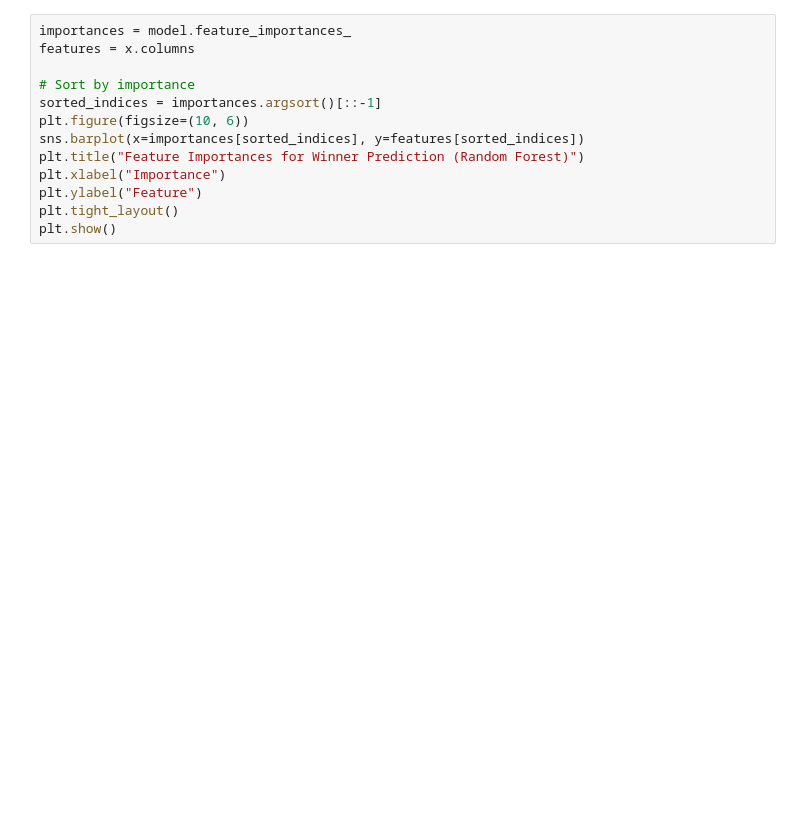
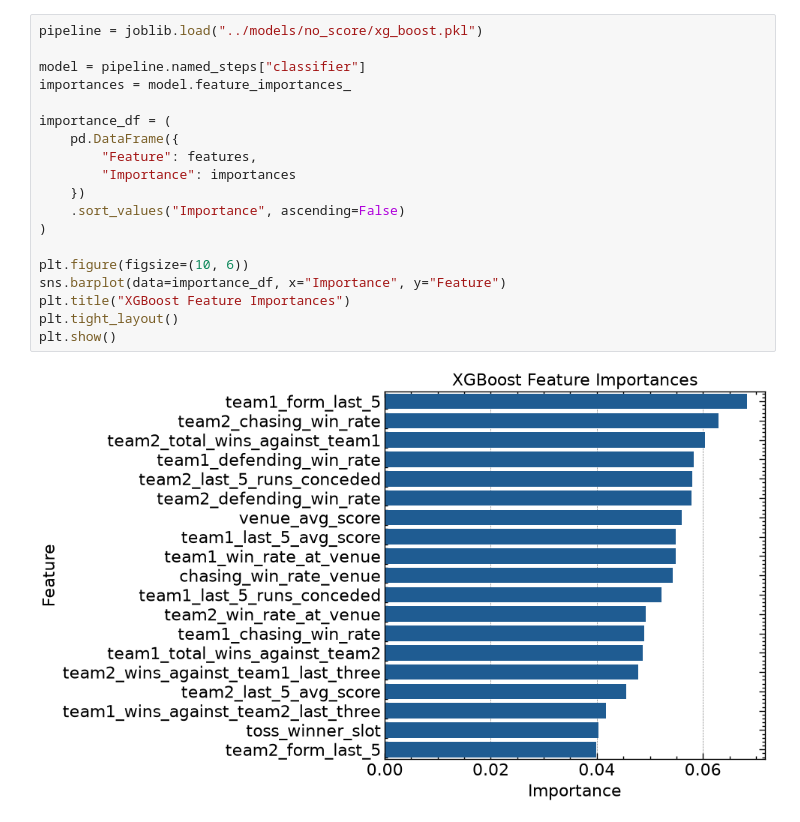
Before and after one commit to Karanveer-Tinna/ipl-cricket-prediction-model, a Jupyter notebook: notebooks/06_model_interpretation.ipynb, the cells around one changed output. Drawn from its saved outputs; the diff is of its cells as text; blank space fills up the shorter version.

```diff
--- a/notebooks/06_model_interpretation.ipynb
+++ b/notebooks/06_model_interpretation.ipynb
@@ -34,14 +74,22 @@ plt.show()
 # %%
+pipeline = joblib.load("../models/no_score/xg_boost.pkl")
+
+model = pipeline.named_steps["classifier"]
 importances = model.feature_importances_
-features = x.columns
 
-# Sort by importance
-sorted_indices = importances.argsort()[::-1]
+importance_df = (
+    pd.DataFrame({
+        "Feature": features,
+        "Importance": importances
+    })
+    .sort_values("Importance", ascending=False)
+)
+
 plt.figure(figsize=(10, 6))
-sns.barplot(x=importances[sorted_indices], y=features[sorted_indices])
-plt.title("Feature Importances for Winner Prediction (Random Forest)")
-plt.xlabel("Importance")
-plt.ylabel("Feature")
+sns.barplot(data=importance_df, x="Importance", y="Feature")
+plt.title("XGBoost Feature Importances")
 plt.tight_layout()
 plt.show()
+# %% [output]
+[figure, added]
 # %%
```
Also changed, not shown: parts of 8 cells of this notebook, 8 other files.
